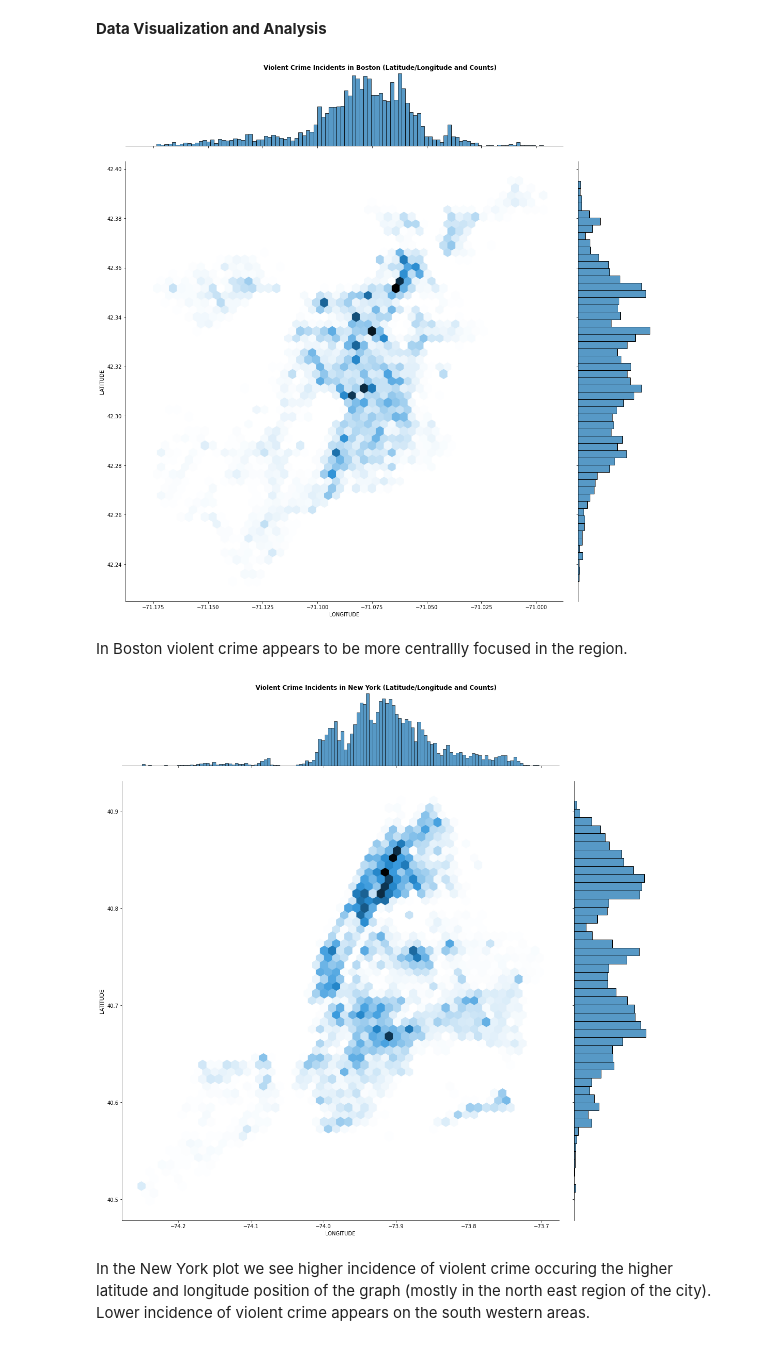
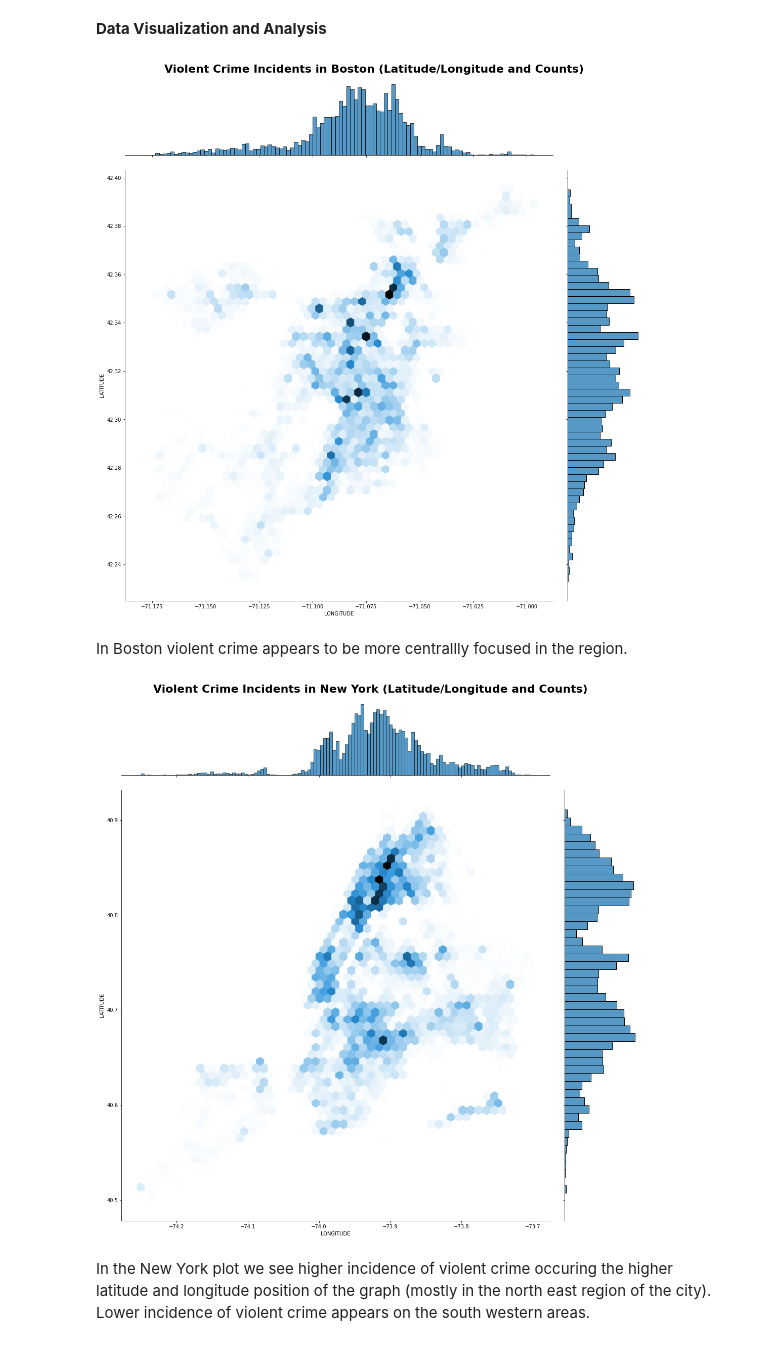
Before and after one commit to YolandaMDavis/cs109a-fall2020, a Jupyter notebook: Milestone_3_EDA_Final.ipynb, the cells around one changed output. Saved outputs shown, nothing was run; the diff lists cells and outputs as text; code cells hidden in the pictures.

```diff
--- a/Milestone_3_EDA_Final.ipynb
+++ b/Milestone_3_EDA_Final.ipynb
@@ -36,19 +36,19 @@ comb_crime_train, comb_crime_test = train_test_split(combined_crime_data_df, tra
 # Positional Plot of Violent Crime Occurence in Boston
 violent_crime = boston_crime_train.loc[boston_crime_train['VIOLENT_CRIME']== 1]
 sns.jointplot(x='LONGITUDE',y='LATITUDE',data=violent_crime,kind='hex', height=15)
-plt.suptitle('Violent Crime Incidents in Boston (Latitude/Longitude and Counts)', y=1, fontsize=12, fontweight="bold")
+plt.suptitle('Violent Crime Incidents in Boston (Latitude/Longitude and Counts)', y=1.02, fontsize=22, fontweight="bold")
 plt.show()
 # %% [output]
-[figure, old version]
+[figure, new version]
 # %% [markdown]
 In Boston violent crime appears to be more centrallly focused in the region.
 # %%
 # Positional Plot of Violent Crime Occurence in New York
 violent_crime = nyc_crime_train.loc[nyc_crime_train['VIOLENT_CRIME']== 1]
 sns.jointplot(x='LONGITUDE',y='LATITUDE',data=violent_crime,kind='hex', height=15)
-plt.suptitle('Violent Crime Incidents in New York (Latitude/Longitude and Counts)', y=1, fontsize=12, fontweight="bold")
+plt.suptitle('Violent Crime Incidents in New York (Latitude/Longitude and Counts)', y=1.02, fontsize=22, fontweight="bold")
 plt.show()
 # %% [output]
-[figure, old version]
+[figure, new version]
 # %% [markdown]
 In the New York plot we see higher incidence of violent crime occuring the higher latitude and longitude position of the graph (mostly in the north east region of the city). Lower incidence of violent crime appears on the south western areas.
```
Also changed, not shown: parts of 6 cells of this notebook.
